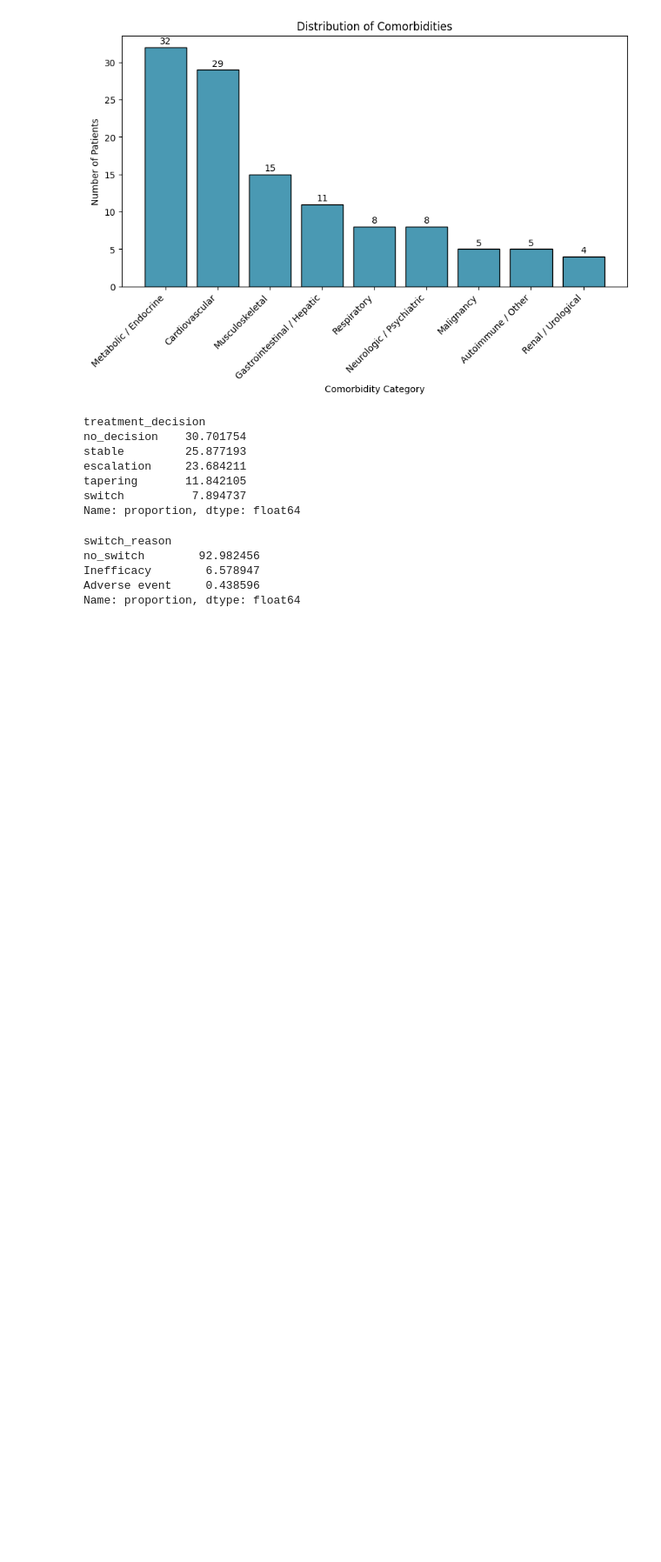
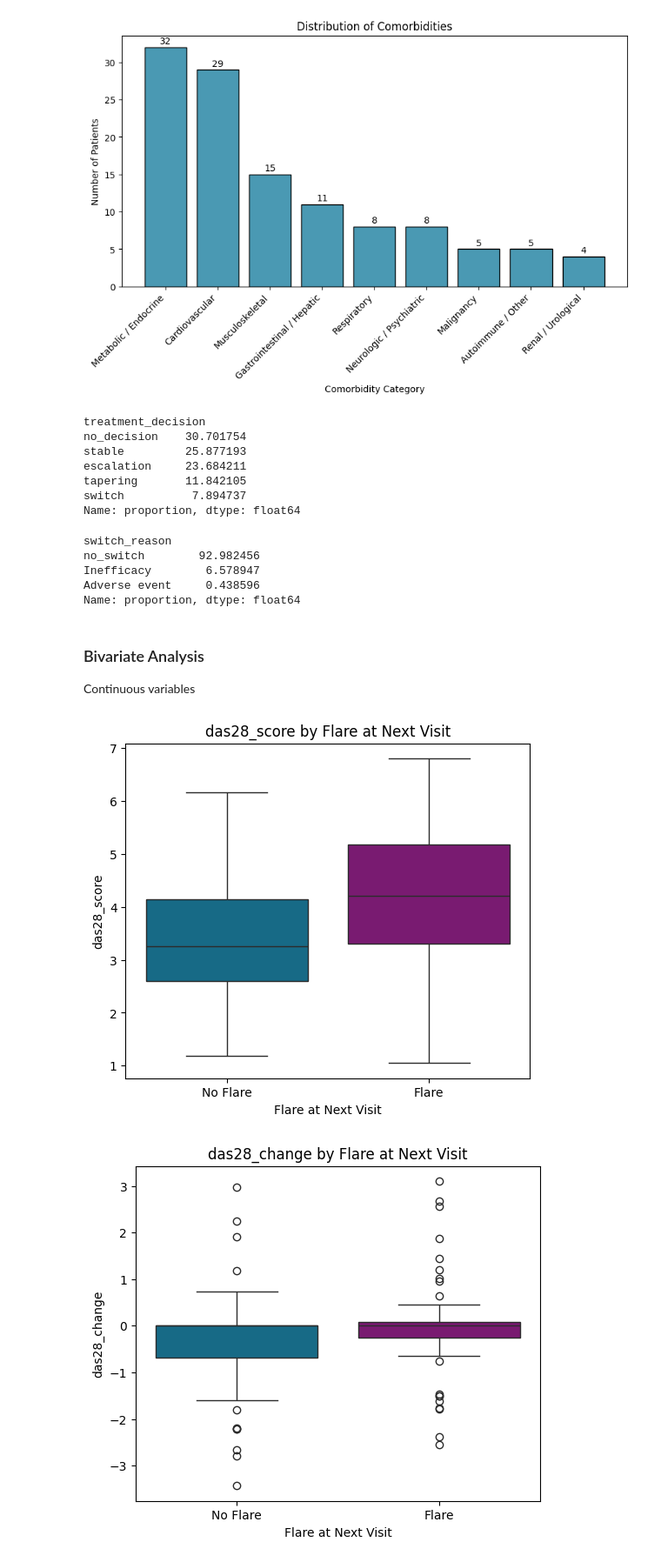
Before and after one commit to konnatzeik/Master_Thesis, a Jupyter notebook: notebooks/01_EDA.ipynb, the cells around one changed output. Shown at 87% size. Saved outputs shown, nothing was run; the diff lists cells and outputs as text; code cells hidden in the pictures; blank space fills up the shorter version.

Commit message:
added bivariate analysis and correlation matrix

```diff
--- a/notebooks/01_EDA.ipynb
+++ b/notebooks/01_EDA.ipynb
@@ -626,3 +693,30 @@ no_switch        92.982456
 Inefficacy        6.578947
 Adverse event     0.438596
 Name: proportion, dtype: float64
+# %% [markdown]
+### Bivariate Analysis
+Continuous variables
+# %%
+df_eda['log_crp_normalized'] = np.log1p(df_eda['crp_normalized'])
+
+continuous_cols = [
+    'das28_score', 'das28_change', 'log_crp_normalized', 'esr',
+    'disease_duration', 'days_since_last_visit',
+    'age_at_visit', 'mtx_dose', 'steroid_dose',
+    'comorbidity_count', 'treatment_count'
+    ]
+
+for col in continuous_cols:
+    plt.figure(figsize=(6,5))
+    sns.boxplot(
+        data = df_eda, x='target_flare_next',
+        y=col, hue='target_flare_next',
+        palette=["#047398", "#880c7e"], legend=False)
+    plt.title(f'{col} by Flare at Next Visit')
+    plt.xlabel('Flare at Next Visit')
+    plt.ylabel(col)
+    plt.xticks(ticks=[0,1], labels=['No Flare', 'Flare'])
+    plt.show()
+# %% [output]
+[figure, added]
+[figure, added]
```
Also changed, not shown: parts of 52 cells of this notebook.
